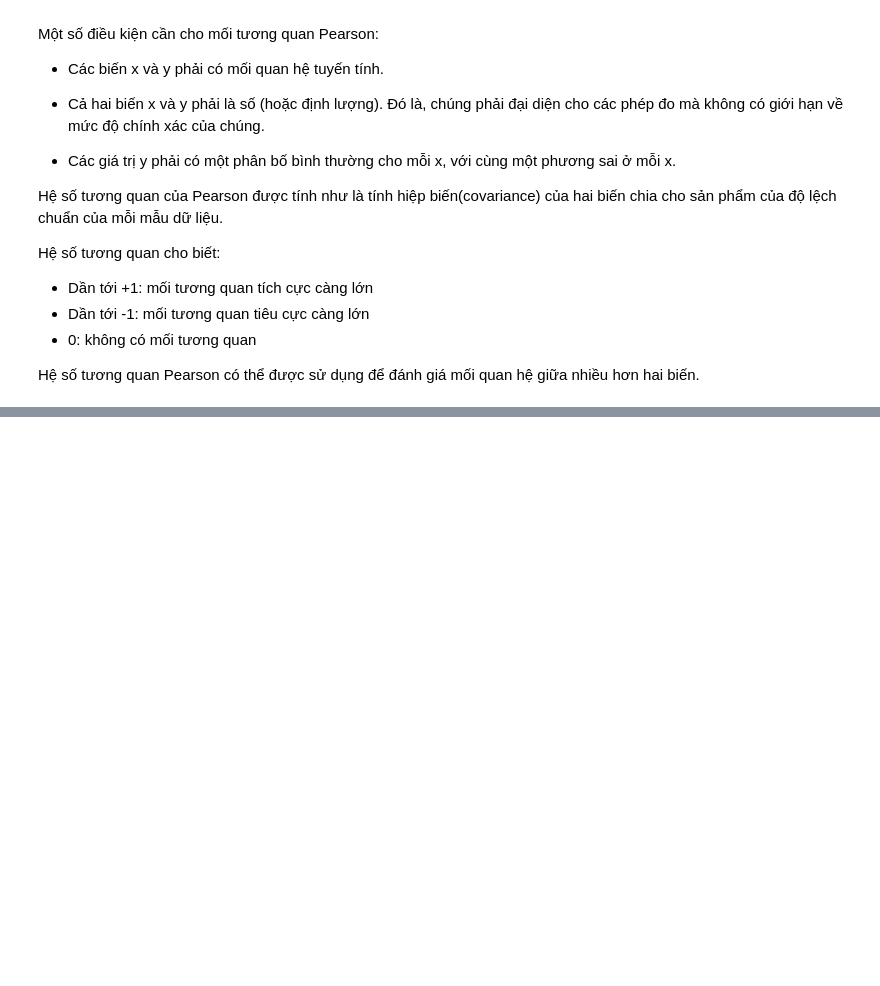
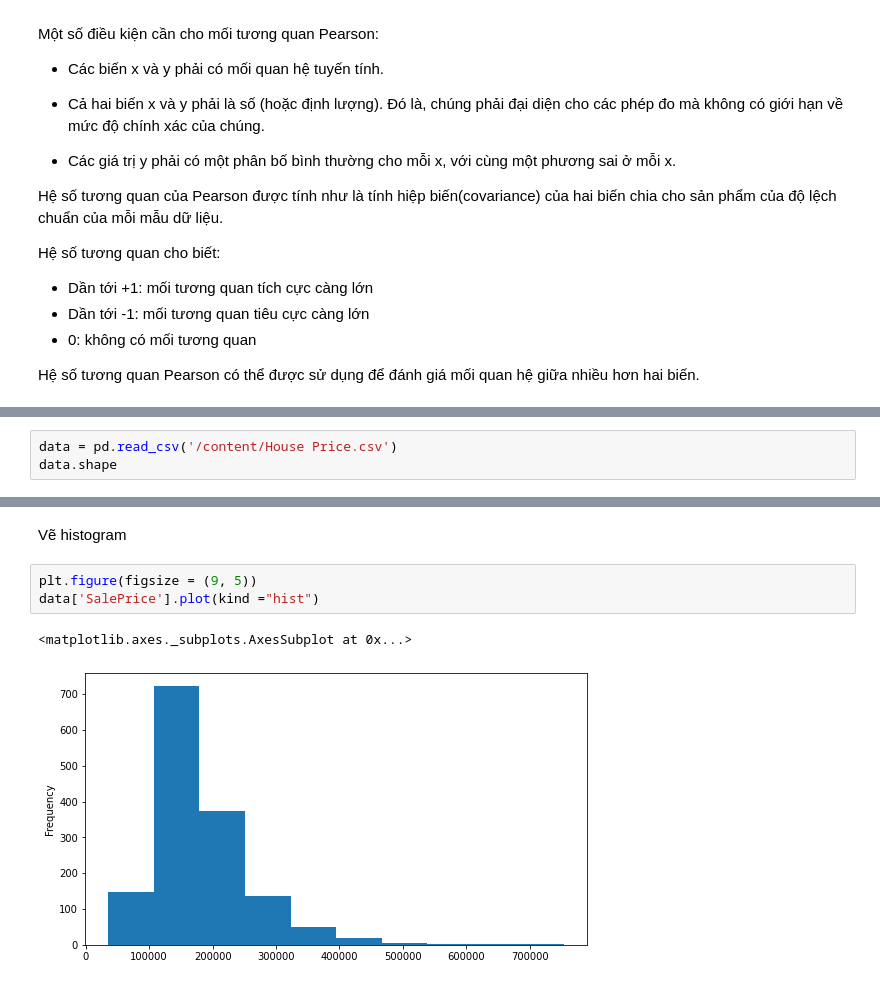
Before and after one commit to lmquann/leminhquan, a Jupyter notebook: ptdl__24_3_2022.ipynb, the cells around one changed output, grey strips where cells are left out. Cells and saved outputs as stored; diff of their text form; blank space fills up the shorter version.

```diff
--- a/ptdl__24_3_2022.ipynb
+++ b/ptdl__24_3_2022.ipynb
@@ -91,0 +100,3 @@ Hệ số tương quan Pearson có thể được sử dụng để đánh giá
+# %%
+data = pd.read_csv('/content/House Price.csv')
+data.shape
@@ -91,0 +119,8 @@ Hệ số tương quan Pearson có thể được sử dụng để đánh giá
+# %% [markdown]
+Vẽ histogram
+# %%
+plt.figure(figsize = (9, 5))
+data['SalePrice'].plot(kind ="hist")
+# %% [output]
+<matplotlib.axes._subplots.AxesSubplot at 0x...>
+[figure, added]
```
Also changed, not shown: parts of 9 cells of this notebook.
